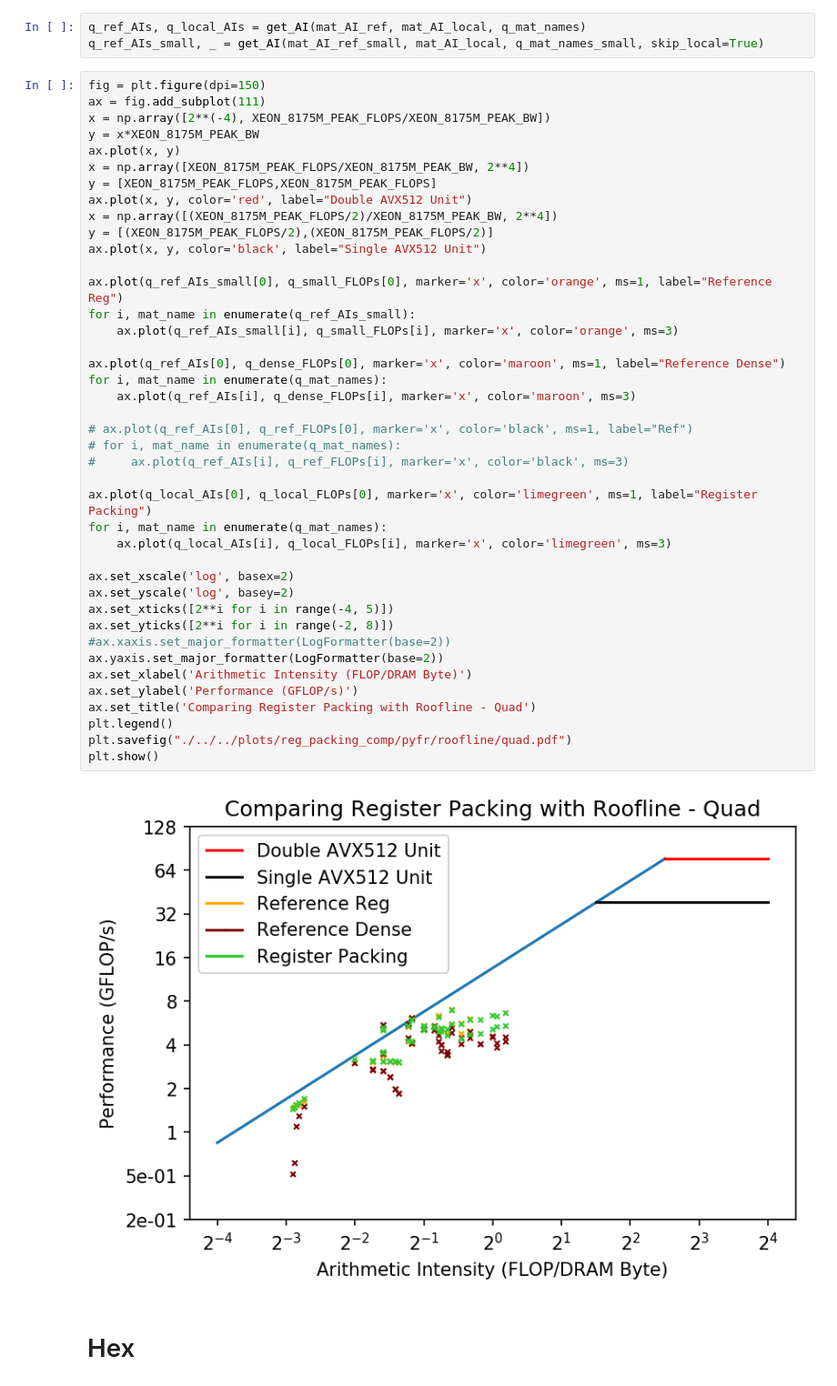
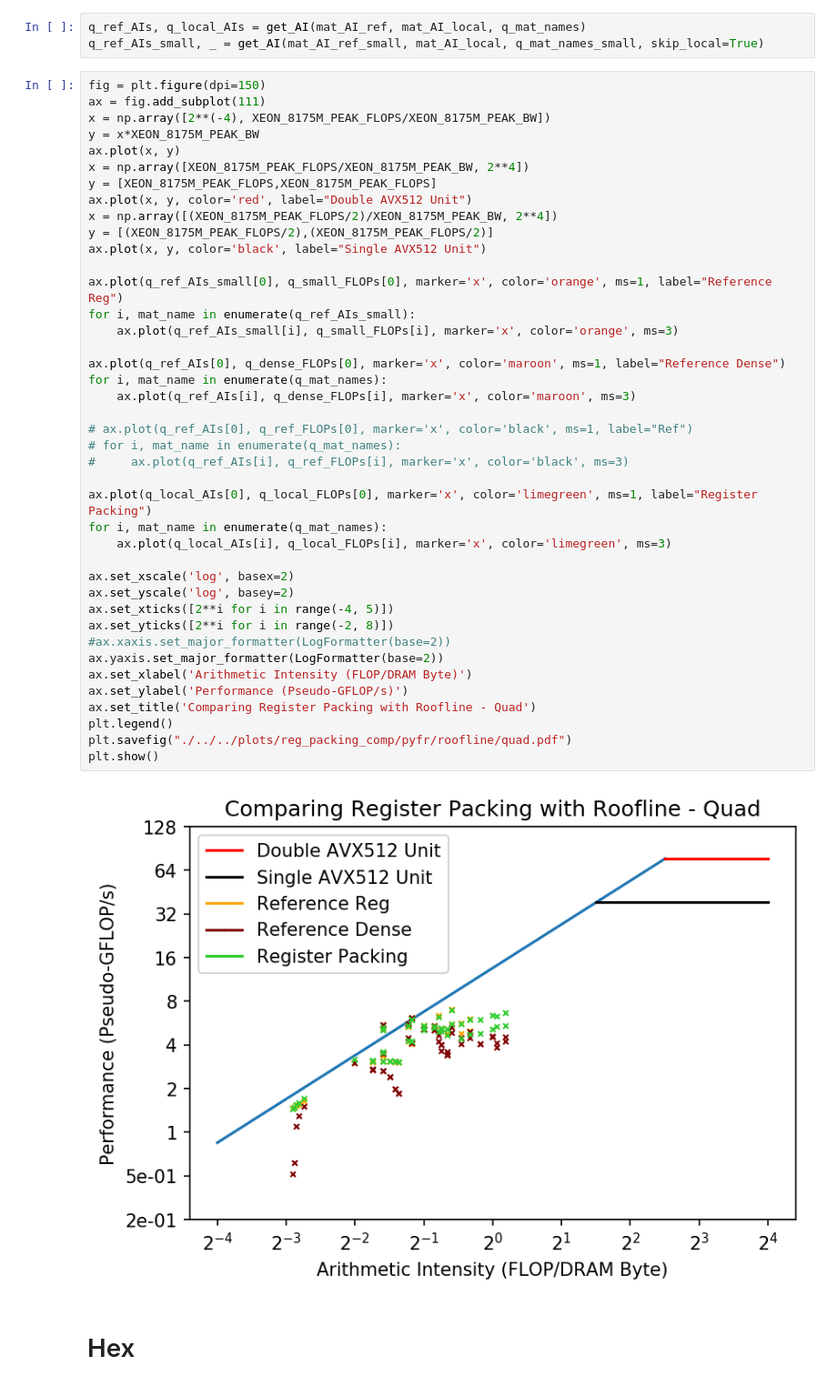
Before and after one commit to mahudu97/fyp-scratch, a Jupyter notebook: src/plot/roofline_bench.ipynb, the cells around one changed output. Shown: that part at 91% size. Cells and saved outputs as stored; diff of their text form.

Commit message:
regpack rooflines: update ylabel

```diff
--- a/src/plot/roofline_bench.ipynb
+++ b/src/plot/roofline_bench.ipynb
@@ -208,35 +208,35 @@ y = [(XEON_8175M_PEAK_FLOPS/2),(XEON_8175M_PEAK_FLOPS/2)]
 ax.plot(x, y, color='black', label="Single AVX512 Unit")
 
 ax.plot(q_ref_AIs_small[0], q_small_FLOPs[0], marker='x', color='orange', ms=1, label="Reference Reg")
 for i, mat_name in enumerate(q_ref_AIs_small):
     ax.plot(q_ref_AIs_small[i], q_small_FLOPs[i], marker='x', color='orange', ms=3)
 
 ax.plot(q_ref_AIs[0], q_dense_FLOPs[0], marker='x', color='maroon', ms=1, label="Reference Dense")
 for i, mat_name in enumerate(q_mat_names):
     ax.plot(q_ref_AIs[i], q_dense_FLOPs[i], marker='x', color='maroon', ms=3)
 
 # ax.plot(q_ref_AIs[0], q_ref_FLOPs[0], marker='x', color='black', ms=1, label="Ref")
 # for i, mat_name in enumerate(q_mat_names):
 #     ax.plot(q_ref_AIs[i], q_ref_FLOPs[i], marker='x', color='black', ms=3)
 
 ax.plot(q_local_AIs[0], q_local_FLOPs[0], marker='x', color='limegreen', ms=1, label="Register Packing")
 for i, mat_name in enumerate(q_mat_names):
     ax.plot(q_local_AIs[i], q_local_FLOPs[i], marker='x', color='limegreen', ms=3)
 
 ax.set_xscale('log', basex=2)
 ax.set_yscale('log', basey=2)
 ax.set_xticks([2**i for i in range(-4, 5)])
 ax.set_yticks([2**i for i in range(-2, 8)])
 #ax.xaxis.set_major_formatter(LogFormatter(base=2))
 ax.yaxis.set_major_formatter(LogFormatter(base=2))
 ax.set_xlabel('Arithmetic Intensity (FLOP/DRAM Byte)')
-ax.set_ylabel('Performance (GFLOP/s)')
+ax.set_ylabel('Performance (Pseudo-GFLOP/s)')
 ax.set_title('Comparing Register Packing with Roofline - Quad')
 plt.legend()
 plt.savefig("./../../plots/reg_packing_comp/pyfr/roofline/quad.pdf")
 plt.show()
 # %% [output]
-[figure, old version]
+[figure, new version]
 # %% [markdown]
 # Hex
 # %%
```
Also changed, not shown: parts of 3 cells of this notebook, 12 other files.
